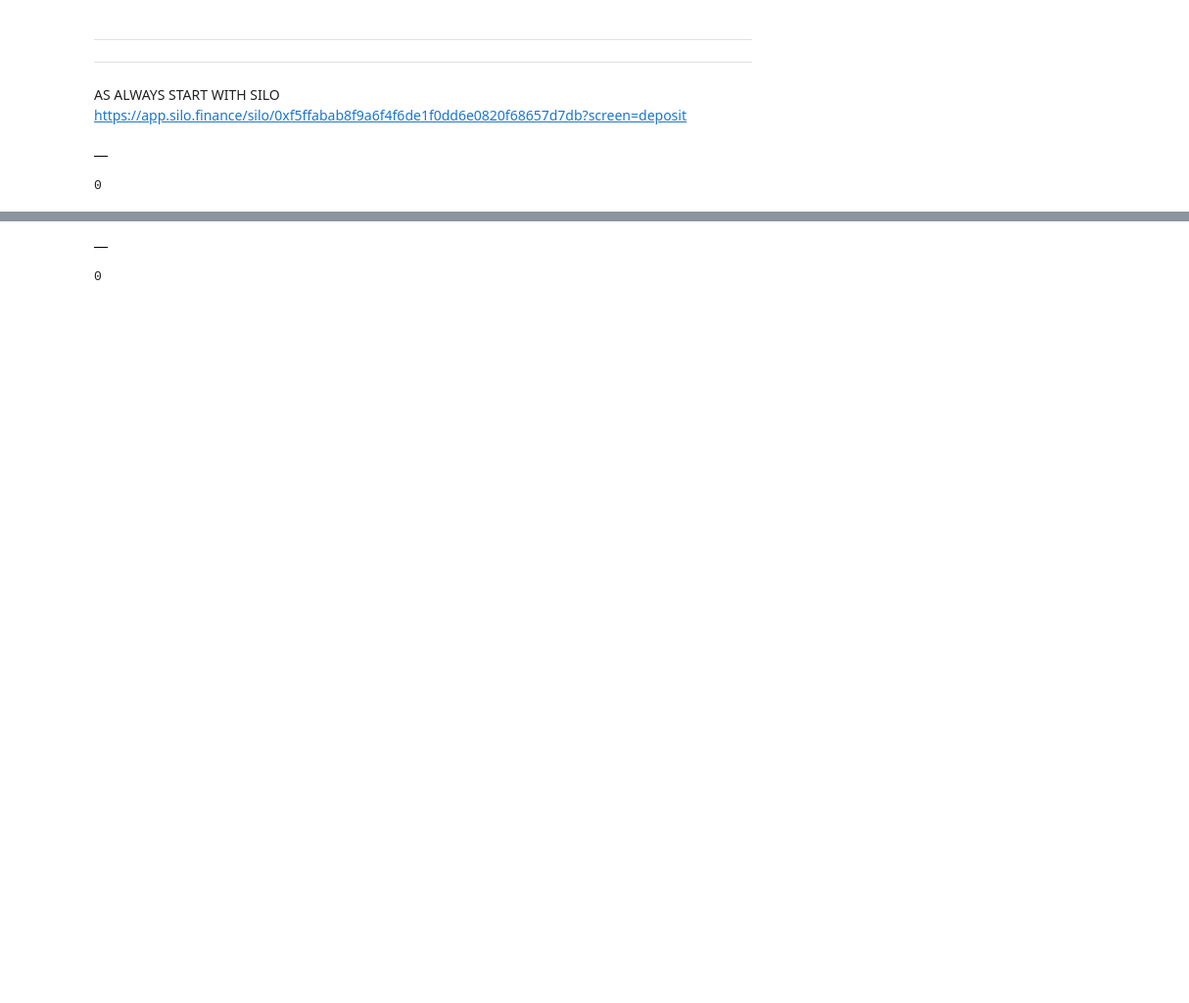
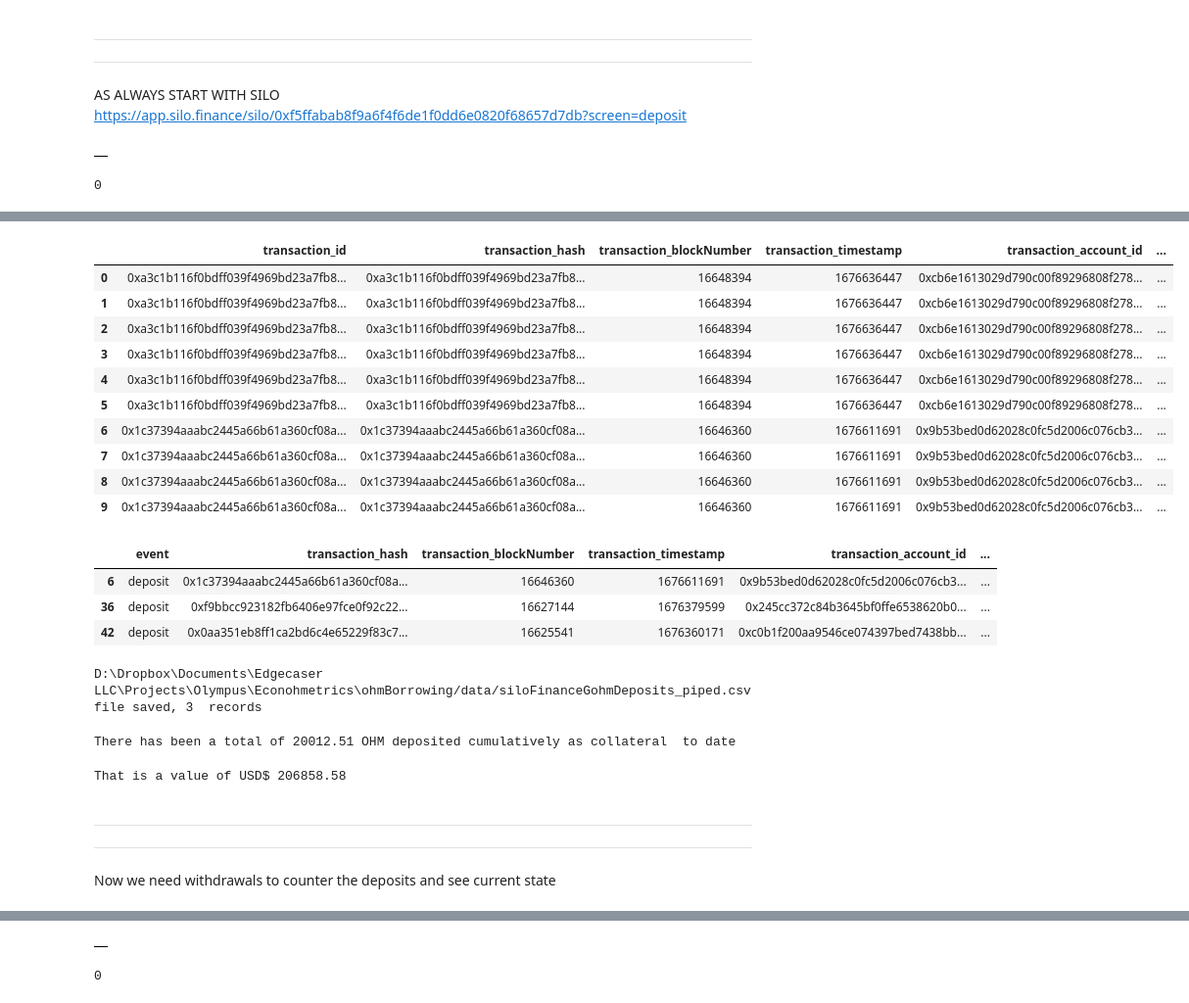
Before and after one commit to EdgeCaser/EconohmetricsOld, a Jupyter notebook: ohmBorrowing.ipynb, the cells around one changed output, grey strips where cells are left out. Shown at 98% size. Drawn from its saved outputs; the diff is of its cells as text; code cells hidden in the pictures; blank space fills up the shorter version.

```diff
--- a/ohmBorrowing.ipynb
+++ b/ohmBorrowing.ipynb
@@ -518,0 +195,8 @@ STARTING WITH BORROWS (hasn't launched yet as of 2/16/23)
+# %%
+maxSiloDepositsTimestamp = 0
+try:
+    maxSiloDepositsTimestamp = (max(0,oldSiloDepositssDb['transaction_timestamp'].max()))-5
+except:
+        maxSiloDepositsTimestamp = 0
+maxSiloDepositsTimestamp = int(maxSiloDepositsTimestamp)
+maxSiloDepositsTimestamp
@@ -518,0 +273,58 @@ STARTING WITH BORROWS (hasn't launched yet as of 2/16/23)
+# %%
+siloDepositsDb.head(10)
+# %% [output]
+|  | transaction_id | transaction_hash | transaction_blockNumber | transaction_timestamp | transaction_account_id | ... |
+| 0 | 0xa3c1b116f0bdff039f4969bd23a7fb8... | 0xa3c1b116f0bdff039f4969bd23a7fb8... | 16648394 | 1676636447 | 0xcb6e1613029d790c00f89296808f278... | ... |
+| 1 | 0xa3c1b116f0bdff039f4969bd23a7fb8... | 0xa3c1b116f0bdff039f4969bd23a7fb8... | 16648394 | 1676636447 | 0xcb6e1613029d790c00f89296808f278... | ... |
+| 2 | 0xa3c1b116f0bdff039f4969bd23a7fb8... | 0xa3c1b116f0bdff039f4969bd23a7fb8... | 16648394 | 1676636447 | 0xcb6e1613029d790c00f89296808f278... | ... |
+| 3 | 0xa3c1b116f0bdff039f4969bd23a7fb8... | 0xa3c1b116f0bdff039f4969bd23a7fb8... | 16648394 | 1676636447 | 0xcb6e1613029d790c00f89296808f278... | ... |
+| 4 | 0xa3c1b116f0bdff039f4969bd23a7fb8... | 0xa3c1b116f0bdff039f4969bd23a7fb8... | 16648394 | 1676636447 | 0xcb6e1613029d790c00f89296808f278... | ... |
+| 5 | 0xa3c1b116f0bdff039f4969bd23a7fb8... | 0xa3c1b116f0bdff039f4969bd23a7fb8... | 16648394 | 1676636447 | 0xcb6e1613029d790c00f89296808f278... | ... |
+| 6 | 0x1c37394aaabc2445a66b61a360cf08a... | 0x1c37394aaabc2445a66b61a360cf08a... | 16646360 | 1676611691 | 0x9b53bed0d62028c0fc5d2006c076cb3... | ... |
+| 7 | 0x1c37394aaabc2445a66b61a360cf08a... | 0x1c37394aaabc2445a66b61a360cf08a... | 16646360 | 1676611691 | 0x9b53bed0d62028c0fc5d2006c076cb3... | ... |
+| 8 | 0x1c37394aaabc2445a66b61a360cf08a... | 0x1c37394aaabc2445a66b61a360cf08a... | 16646360 | 1676611691 | 0x9b53bed0d62028c0fc5d2006c076cb3... | ... |
+| 9 | 0x1c37394aaabc2445a66b61a360cf08a... | 0x1c37394aaabc2445a66b61a360cf08a... | 16646360 | 1676611691 | 0x9b53bed0d62028c0fc5d2006c076cb3... | ... |
+# %%
+siloDepositsDb['transactionReadableAmount'] = siloDepositsDb['transaction_amount']/(10**(siloDepositsDb['transaction_asset_decimals']))
+siloDepositsDb['transactionReadableAmount']=siloDepositsDb['transactionReadableAmount'].astype('float')
+siloDepositsDb['dateTime'] =(pd.to_datetime(siloDepositsDb['transaction_timestamp'],unit='s'))
+siloDepositsDb.head(100)
+
+#we only want deposits in GOHM from those that borrowed, so drop anyone that is not on that side
+siloDepositsDb.drop(siloDepositsDb.loc[siloDepositsDb['transaction_market_rates_side']!='BORROWER'].index, inplace=True)
+siloDepositsDb.drop(siloDepositsDb.loc[siloDepositsDb['transaction_asset_symbol']!='OHM'].index, inplace=True)
+
+
+siloDepositEventsDbTimedClean = siloDepositsDb[['event','transaction_hash','transaction_blockNumber','transaction_timestamp','transaction_account_id','transaction_market_id','transaction_asset_name','transaction_asset_symbol', 'transactionReadableAmount','transaction_asset_lastPriceUSD','transaction_amountUSD','dateTime']].copy()
+siloDepositEventsDbTimedClean.sort_values(by=['event','transaction_hash','transaction_blockNumber','transaction_timestamp','transaction_account_id','transaction_market_id','transaction_asset_name','transaction_asset_symbol', 'transactionReadableAmount','transaction_asset_lastPriceUSD','transaction_amountUSD','dateTime'])
+siloDepositEventsDbTimedClean.drop_duplicates(subset=['transaction_hash'],keep='first', inplace=True)
+siloDepositEventsDbTimedClean['calDate'] = siloDepositEventsDbTimedClean['dateTime'].dt.normalize()
+siloDepositEventsDbTimedClean.head(100)
+# %% [output]
+|  | event | transaction_hash | transaction_blockNumber | transaction_timestamp | transaction_account_id | ... |
+| 6 | deposit | 0x1c37394aaabc2445a66b61a360cf08a... | 16646360 | 1676611691 | 0x9b53bed0d62028c0fc5d2006c076cb3... | ... |
+| 36 | deposit | 0xf9bbcc923182fb6406e97fce0f92c22... | 16627144 | 1676379599 | 0x245cc372c84b3645bf0ffe6538620b0... | ... |
+| 42 | deposit | 0x0aa351eb8ff1ca2bd6c4e65229f83c7... | 16625541 | 1676360171 | 0xc0b1f200aa9546ce074397bed7438bb... | ... |
+# %%
+path =file+'/siloFinanceGohmDeposits.csv'
+siloDepositEventsDbTimedClean.to_csv(path, index = False)
+
+path =file+'/siloFinanceGohmDeposits_piped.csv'
+siloDepositEventsDbTimedClean.to_csv(path, index = False, sep='|')
+print(path, 'file saved,', len(siloDepositEventsDbTimedClean),' records')
+# %% [output]
+D:\Dropbox\Documents\Edgecaser LLC\Projects\Olympus\Econohmetrics\ohmBorrowing/data/siloFinanceGohmDeposits_piped.csv file saved, 3  records
+# %%
+totalDeposited = sum(siloDepositEventsDbTimedClean['transactionReadableAmount'])
+print('There has been a total of',round(totalDeposited,2),  'OHM deposited cumulatively as collateral  to date')
+# %% [output]
+There has been a total of 20012.51 OHM deposited cumulatively as collateral  to date
+# %%
+totalDepositedUSD = sum(siloDepositEventsDbTimedClean['transaction_amountUSD'])
+print('That is a value of USD$',round(totalDepositedUSD,2))
+# %% [output]
+That is a value of USD$ 206858.58
+# %% [markdown]
+********************************************************************
+********************************************************************
+Now we need withdrawals to counter the deposits and see current state
```
Also changed, not shown: parts of 73 cells of this notebook, 1 other file.
